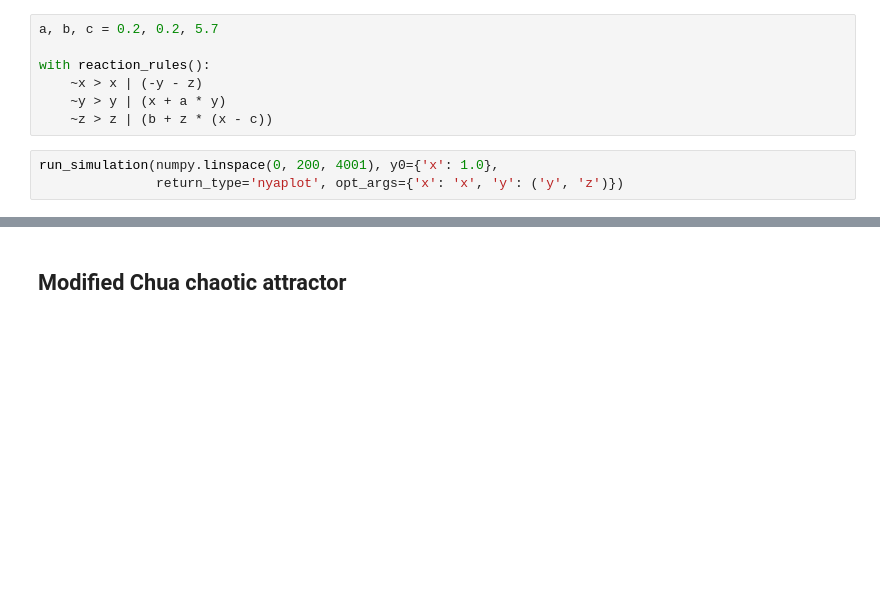
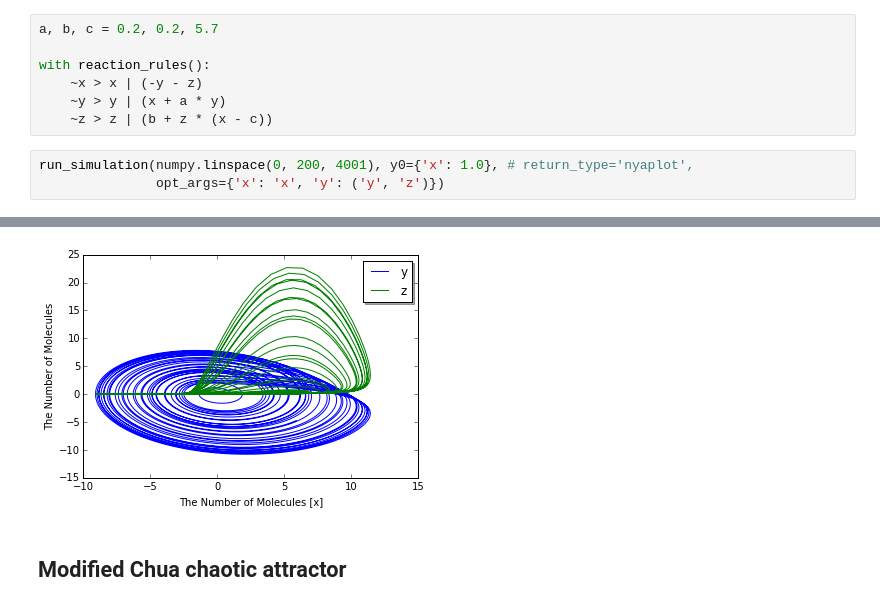
Before and after one commit to ecell/ecell4_base, a Jupyter notebook: ipynb/Examples/Attractors.ipynb, the cells around one changed output, grey strips where cells are left out. Cells and saved outputs as stored; diff of their text form; blank space fills up the shorter version.

```diff
--- a/ipynb/Examples/Attractors.ipynb
+++ b/ipynb/Examples/Attractors.ipynb
@@ -15,6 +15,6 @@ with reaction_rules():
     ~y > y | (x + a * y)
     ~z > z | (b + z * (x - c))
 # %%
-run_simulation(numpy.linspace(0, 200, 4001), y0={'x': 1.0},
-               return_type='nyaplot', opt_args={'x': 'x', 'y': ('y', 'z')})
+run_simulation(numpy.linspace(0, 200, 4001), y0={'x': 1.0}, # return_type='nyaplot',
+               opt_args={'x': 'x', 'y': ('y', 'z')})
 # %% [output]
@@ -22,3 +21,4 @@ run_simulation(numpy.linspace(0, 200, 4001), y0={'x': 1.0},
+[figure, added]
 # %% [markdown]
 ## Modified Chua chaotic attractor
 # %%
```
Also changed, not shown: parts of 5 cells of this notebook, 2 other files.
